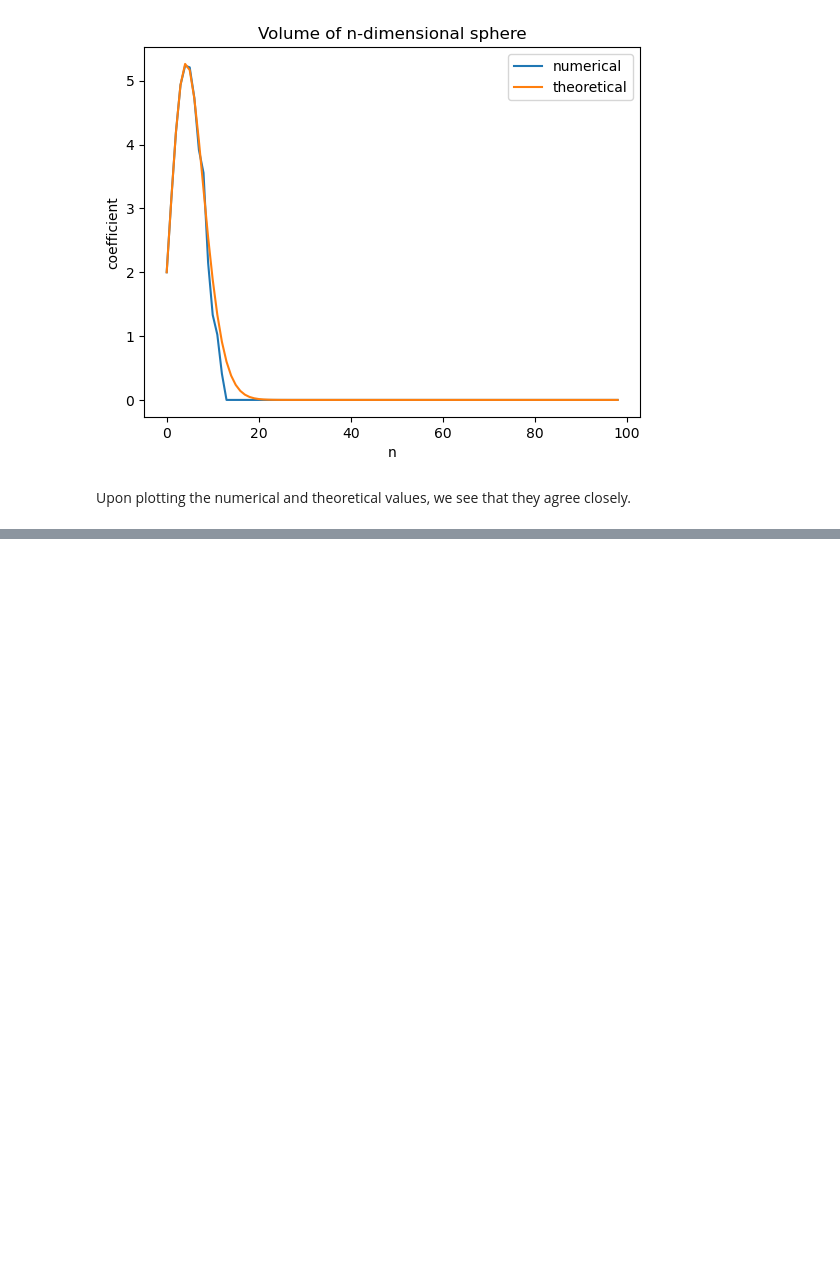
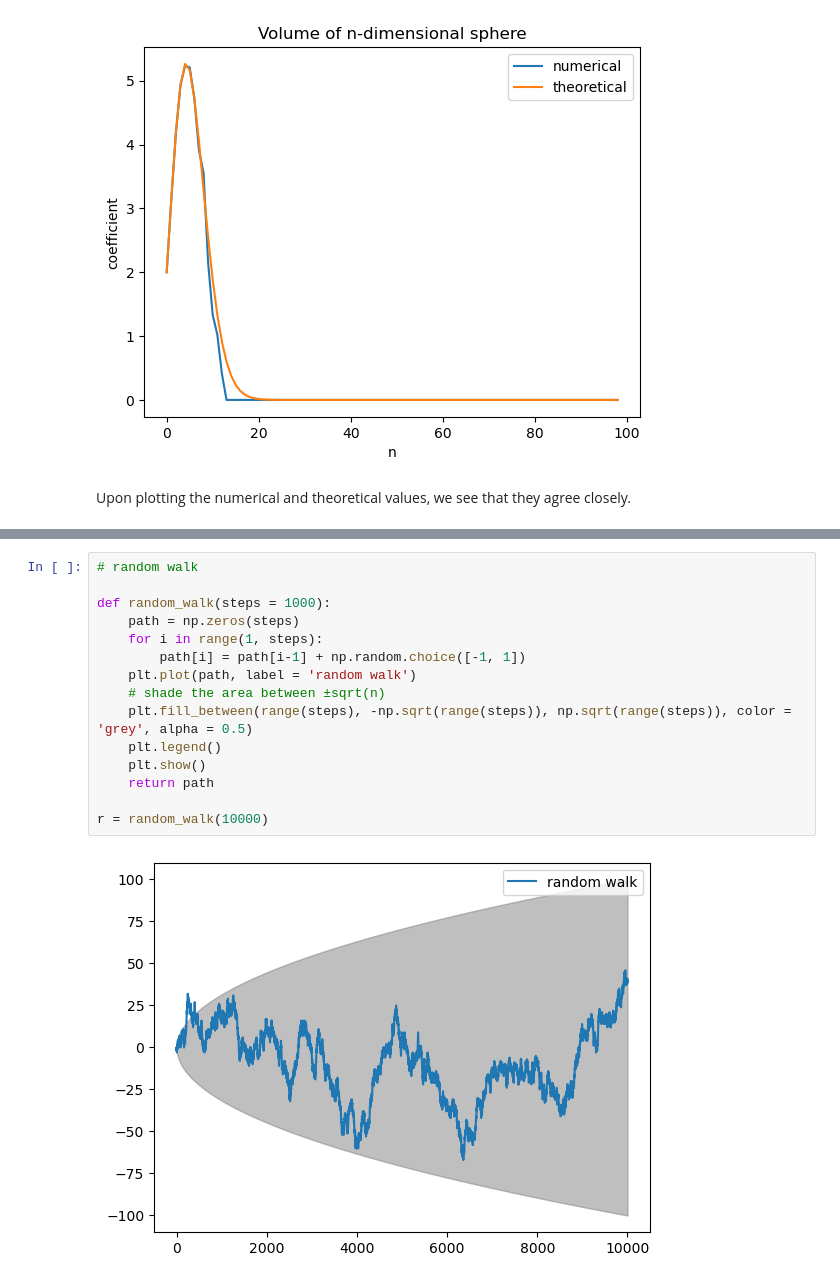
Before and after one commit to chtang-hmc/PHYS064, a Jupyter notebook: HW9C.ipynb, the cells around one changed output, grey strips where cells are left out. Saved outputs shown, nothing was run; the diff lists cells and outputs as text; blank space fills up the shorter version.

```diff
--- a/HW9C.ipynb
+++ b/HW9C.ipynb
@@ -46,0 +50,17 @@ Upon plotting the numerical and theoretical values, we see that they agree close
+# %%
+# random walk
+
+def random_walk(steps = 1000):
+    path = np.zeros(steps)
+    for i in range(1, steps):
+        path[i] = path[i-1] + np.random.choice([-1, 1])
+    plt.plot(path, label = 'random walk')
+    # shade the area between ±sqrt(n)
+    plt.fill_between(range(steps), -np.sqrt(range(steps)), np.sqrt(range(steps)), color = 'grey', alpha = 0.5)
+    plt.legend()
+    plt.show()
+    return path
+
+r = random_walk(10000)
+# %% [output]
+[figure, added]
```
Also changed, not shown: parts of 6 cells of this notebook, 1 other file.
